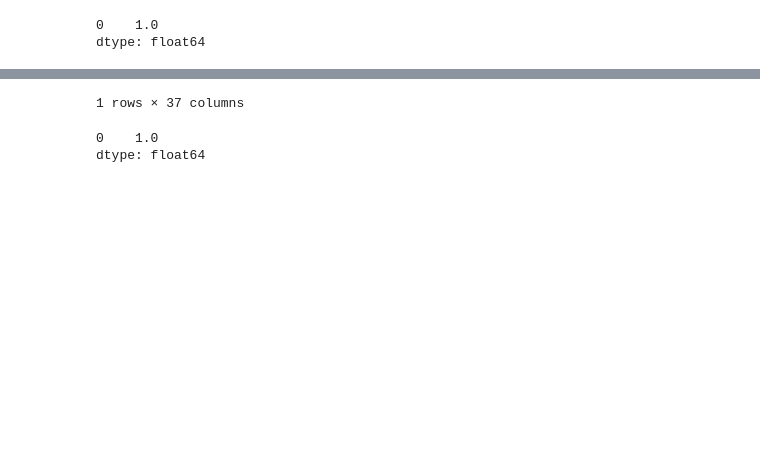
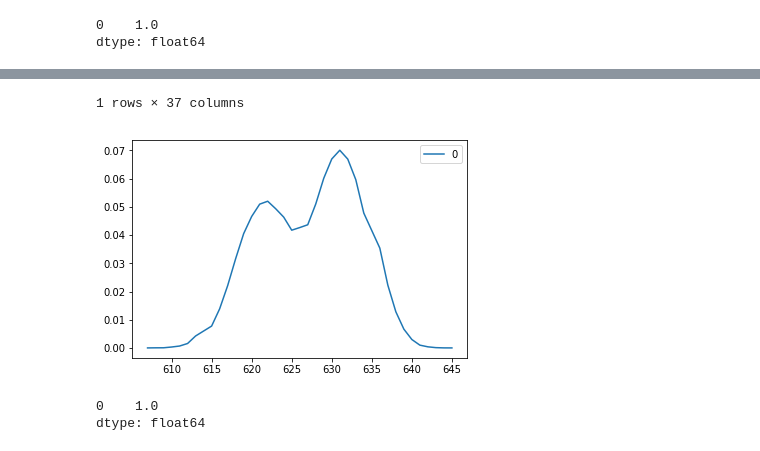
Before and after one commit to ryuichiueda/LNPR_BOOK_CODES, a Jupyter notebook: section_sensor/lidar_600.ipynb, the cells around one changed output, grey strips where cells are left out. Saved outputs shown, nothing was run; the diff lists cells and outputs as text; code cells hidden in the pictures; blank space fills up the shorter version.

```diff
--- a/section_sensor/lidar_600.ipynb
+++ b/section_sensor/lidar_600.ipynb
@@ -83,10 +85,12 @@ p_t.sum()    # 1になる
 0    1.0
 dtype: float64
 # %%
-p_x = pd.DataFrame(probs.transpose().sum())        #行と列を転置して各列を合計
-p_x.transpose()
+p_z = pd.DataFrame(probs.transpose().sum())        #行と列を転置して各列を合計
+p_z.plot()
+p_z.transpose()
 # %% [output]
 |  | 607 | 608 | 609 | 610 | 611 | 612 | 613 | 615 | 616 | 617 | ... | ... |
 | 0 | 0.000012 | 0.000049 | 0.000061 | 0.000328 | 0.00068 | 0.00158 | 0.004241 | 0.007752 | 0.013852 | 0.022053 | ... | ... |
 1 rows × 37 columns
+[figure, added]
 # %%
```
Also changed, not shown: parts of 6 cells of this notebook, 22 other files.
